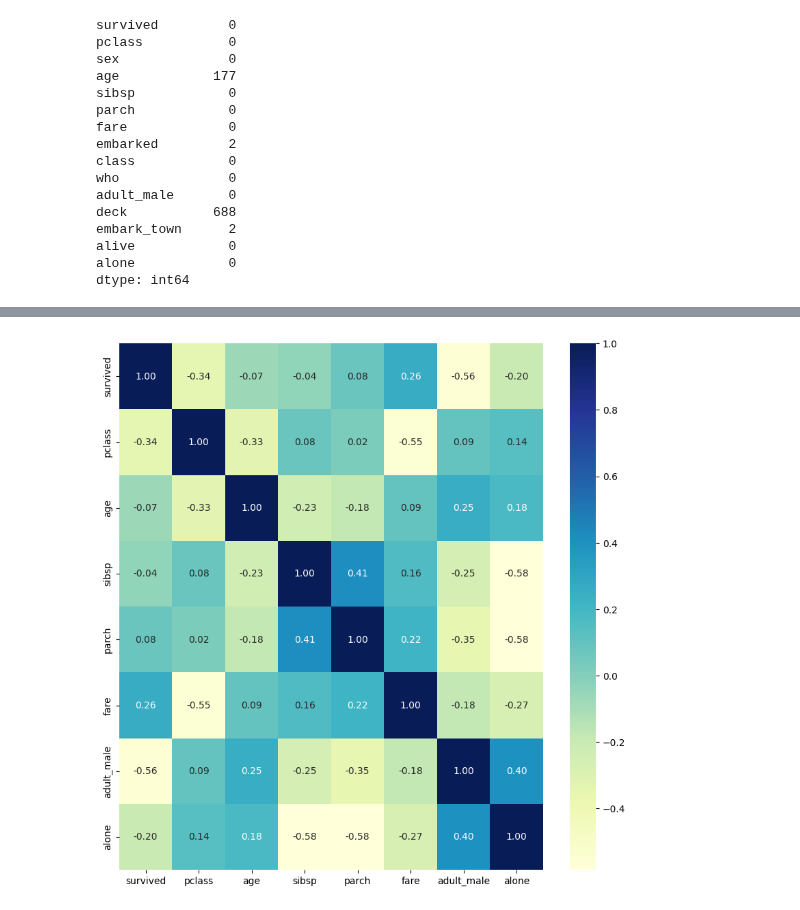
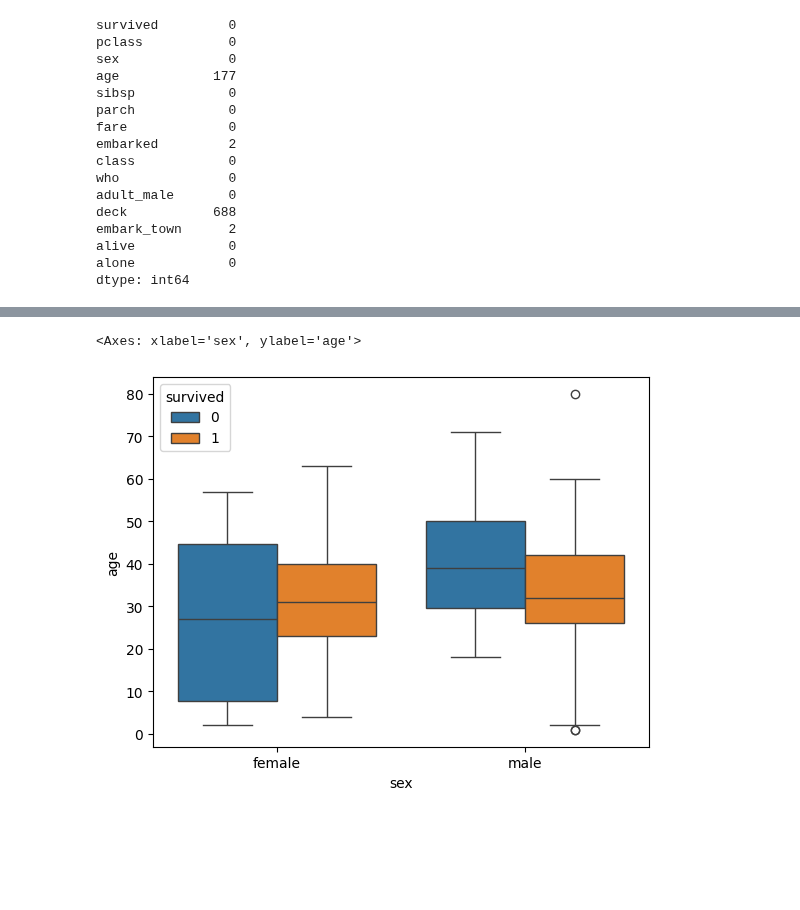
Before and after one commit to shxntanu/TE-Lab-Assignments, a Jupyter notebook: 05-Data-Visualization-2/Assignment5.ipynb, the cells around one changed output, grey strips where cells are left out. Drawn from its saved outputs; the diff is of its cells as text; code cells hidden in the pictures; blank space fills up the shorter version.

```diff
--- a/05-Data-Visualization-2/Assignment5.ipynb
+++ b/05-Data-Visualization-2/Assignment5.ipynb
@@ -19,2 +13,3 @@ from sklearn.preprocessing import LabelEncoder
 # %%
-titanic = sns.load_dataset('titanic')
+df = sns.load_dataset("titanic")
+df.head()
@@ -54 +42,5 @@ titanic['deck'][0] = 'C'
+# %%
+df["age"] = df["age"].fillna(df["age"].mean())
+df["embark_town"] = df["age"].ffill()
+df.dropna(inplace=True)
 # %%
@@ -99,6 +65,5 @@ Visualizing data with heatmaps is a great way to do exploratory data analysis, w
-# %%
-plt.subplots(figsize=(10, 10))
-sns.heatmap(titanic.corr(), cmap = "YlGnBu", annot=True, fmt=".2f")
-plt.show()
-# %% [output]
-[figure, removed]
+# %%
+sns.boxplot(data=df, x="sex", y="age", hue="survived")
+# %% [output]
+<Axes: xlabel='sex', ylabel='age'>
+[figure, added]
```
Also changed, not shown: parts of 17 cells of this notebook.
